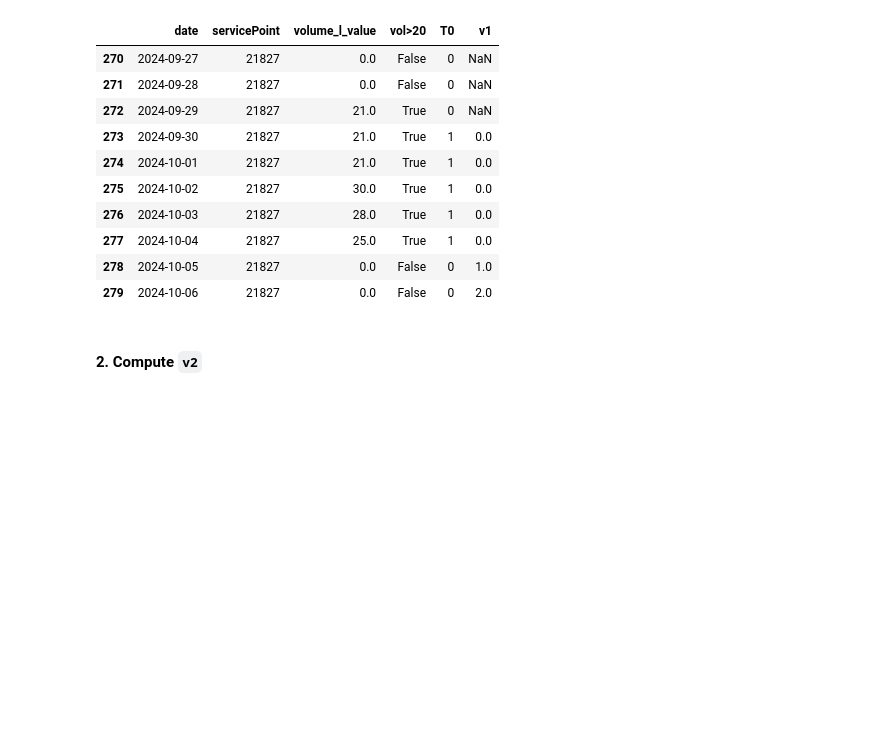
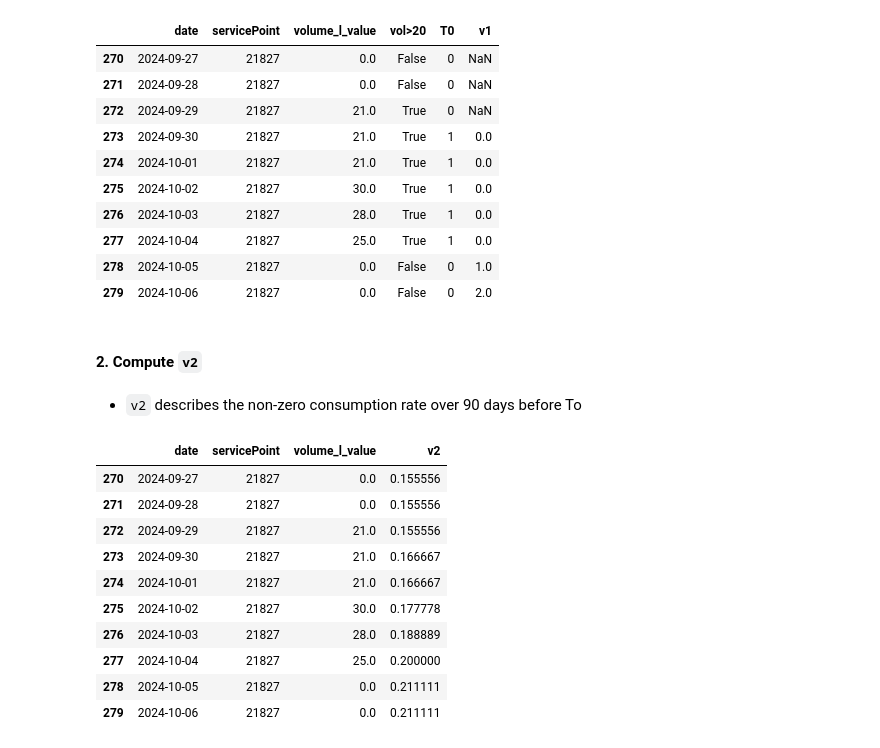
Before and after one commit to bryantchakote/test-technique-suez, a Jupyter notebook: feature_computation/answers.ipynb, the cells around one changed output. Drawn from its saved outputs; the diff is of its cells as text; code cells hidden in the pictures; blank space fills up the shorter version.

```diff
--- a/feature_computation/answers.ipynb
+++ b/feature_computation/answers.ipynb
@@ -176,3 +175,5 @@ df.iloc[270:280]
 | 279 | 2024-10-06 | 21827 | 0.0 | False | 0 | 2.0 |
 # %% [markdown]
 #### **2. Compute `v2`**
+# %% [markdown]
+- `v2` describes the non-zero consumption rate over 90 days before To
@@ -178,0 +204,15 @@ df.iloc[270:280]
+# %%
+# Display
+df.drop(columns=["v1", "vol>20", "T0"]).iloc[270:280]
+# %% [output]
+|  | date | servicePoint | volume_l_value | v2 |
+| 270 | 2024-09-27 | 21827 | 0.0 | 0.155556 |
+| 271 | 2024-09-28 | 21827 | 0.0 | 0.155556 |
+| 272 | 2024-09-29 | 21827 | 21.0 | 0.155556 |
+| 273 | 2024-09-30 | 21827 | 21.0 | 0.166667 |
+| 274 | 2024-10-01 | 21827 | 21.0 | 0.166667 |
+| 275 | 2024-10-02 | 21827 | 30.0 | 0.177778 |
+| 276 | 2024-10-03 | 21827 | 28.0 | 0.188889 |
+| 277 | 2024-10-04 | 21827 | 25.0 | 0.200000 |
+| 278 | 2024-10-05 | 21827 | 0.0 | 0.211111 |
+| 279 | 2024-10-06 | 21827 | 0.0 | 0.211111 |
```
Also changed, not shown: parts of 6 cells of this notebook.
